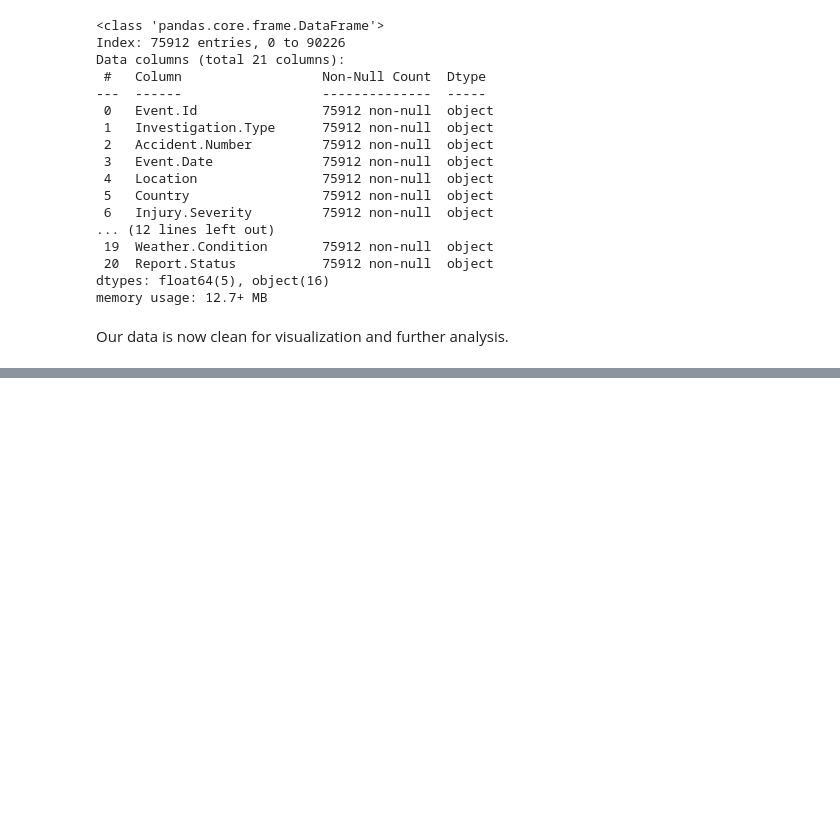
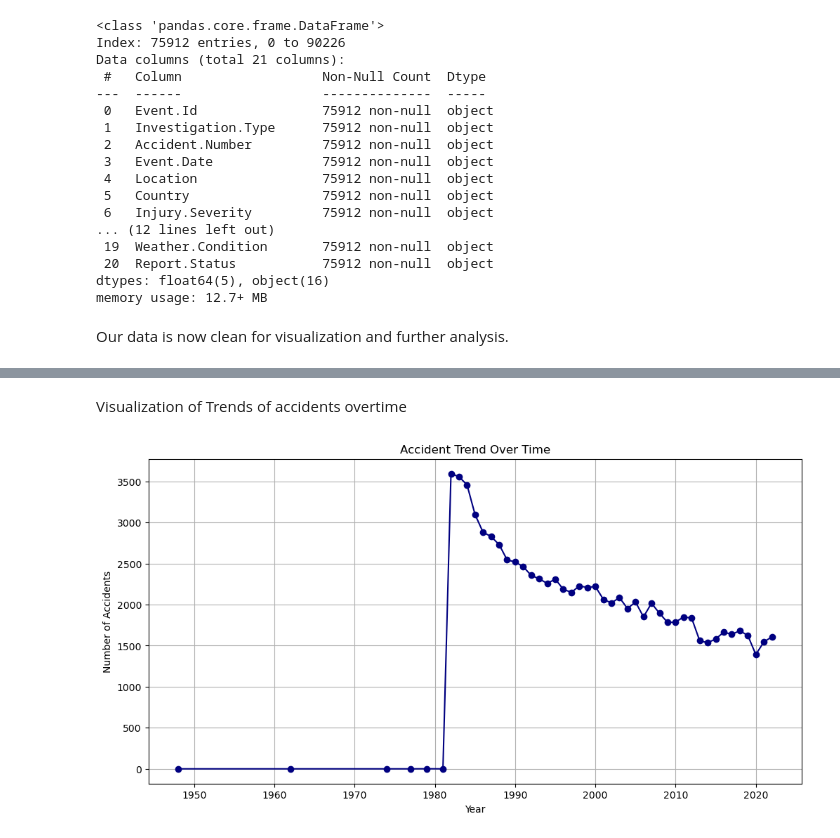
Before and after one commit to annemwema-byte/Phase_1_Project2, a Jupyter notebook: index.ipynb, the cells around one changed output, grey strips where cells are left out. Saved outputs shown, nothing was run; the diff lists cells and outputs as text; code cells hidden in the pictures; blank space fills up the shorter version.

```diff
--- a/index.ipynb
+++ b/index.ipynb
@@ -579,0 +607,16 @@ Our data is now clean for visualization and further analysis.
+# %% [markdown]
+Visualization of Trends of accidents overtime
+# %%
+df['Event.Date'] = pd.to_datetime(df['Event.Date'], errors='coerce')
+
+df['Year'] = df['Event.Date'].dt.year
+accidents_per_year = df['Year'].value_counts().sort_index()
+plt.figure(figsize=(12,6))
+accidents_per_year.plot(kind='line', marker='o', color='navy')
+plt.title("Accident Trend Over Time")
+plt.xlabel("Year")
+plt.ylabel("Number of Accidents")
+plt.grid(True)
+plt.show()
+# %% [output]
+[figure, added]
```
Also changed, not shown: parts of 6 cells of this notebook, 4 other files.
